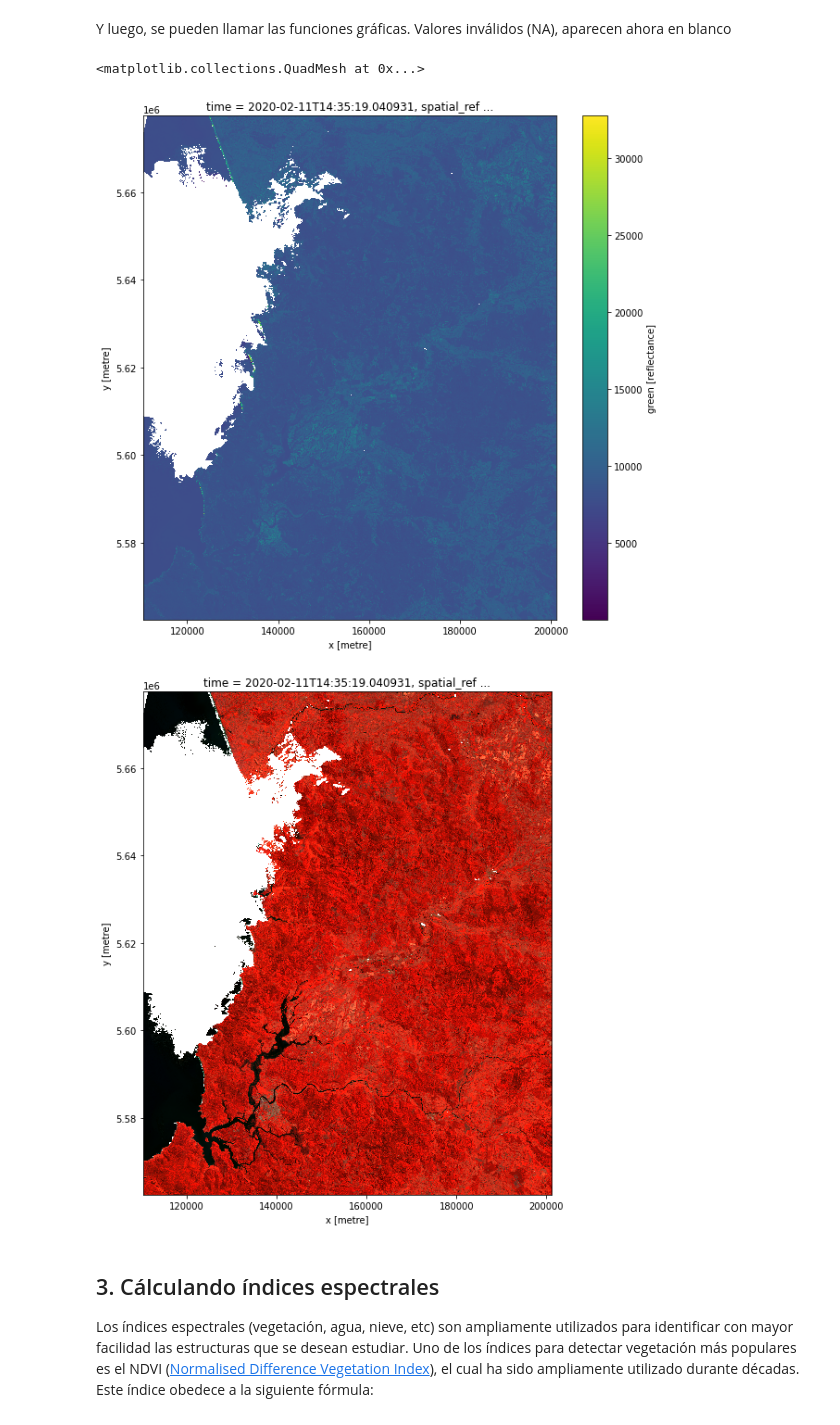
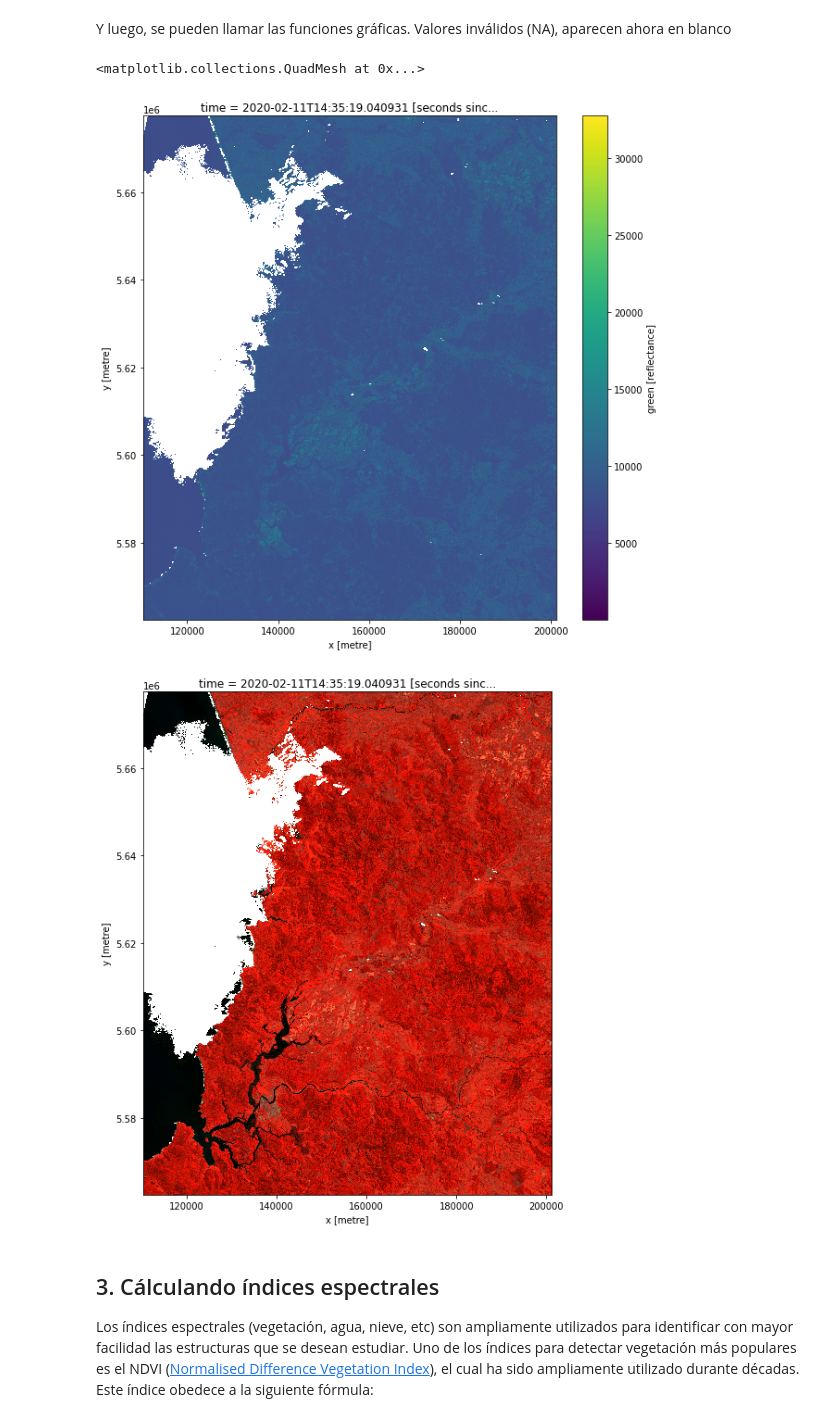
Before and after one commit to Data-Observatory/DataCubeTraining, a Jupyter notebook: basic/02_Análisis_básico.ipynb, the cells around one changed output. Cells and saved outputs as stored; diff of their text form; code cells hidden in the pictures.

```diff
--- a/basic/02_Análisis_básico.ipynb
+++ b/basic/02_Análisis_básico.ipynb
@@ -50,7 +49,7 @@ display_map(x=longitud_rango, y=latitud_rango)
 [interactive output not drawn]
 # %%
 dc = datacube.Datacube(app='02_análisis')
-ds = dc.load(product='usgs_aws_ls8c2_sr',
+ds = dc.load(product='landsat8_c2l2_sr',
              x=longitud_rango,
              y=latitud_rango,
              time=("2020-01-10", "2020-03-31"),
@@ -121,10 +120,10 @@ Siguiendo esa guía como paso, se fijan los valores válidos (libres de nubes) l
 
 Se utilizarán sólo las métricas que corresponden a reflectancia:
 # %%
-reflectance_names = ["coastal_aerosol", "blue", "green", "red", "nir", "swir1", "swir2"]
+reflectance_names = ["coastal", "blue", "green", "red", "nir08", "swir16", "swir22"]
 
-mask_cloud = make_mask(ds.pixel_qa, cloud='not_high_confidence', cloud_shadow='not_high_confidence', nodata=False) # genera máscara de nubes e inválidos (landsat aws)
-mask_sat = ds.radsat_qa == 0 # pixeles no saturados
+mask_cloud = make_mask(ds.qa_pixel, cloud='not_high_confidence', cloud_shadow='not_high_confidence', nodata=False) # genera máscara de nubes e inválidos (landsat aws)
+mask_sat = ds.qa_radsat == 0 # pixeles no saturados
 dsf = ds[reflectance_names].where(mask_cloud & mask_sat)
 dsf.update(dsf.where((dsf >= 1) & (dsf <= 65455), np.nan))
 # %% [output]
@@ -152,11 +151,11 @@ Y luego, se pueden llamar las funciones gráficas. Valores inválidos (NA), apar
 dsf['green'].sel(time='2020-02-11').plot(figsize=(10,10)) # Notar como ahora se utiliza la fecha (el valor) y no la posición.
 # %% [output]
 <matplotlib.collections.QuadMesh at 0x...>
-[figure, old version]
+[figure, new version]
 # %%
-rgb(dsf, bands=["nir", "green", "blue"], index=4, size=10)
+rgb(dsf, bands=["nir08", "green", "blue"], index=4, size=10)
 # %% [output]
-[figure, old version]
+[figure, new version]
 # %% [markdown]
 ## 3. Cálculando índices espectrales
 
```
Also changed, not shown: parts of 10 cells of this notebook, 1 other file.
